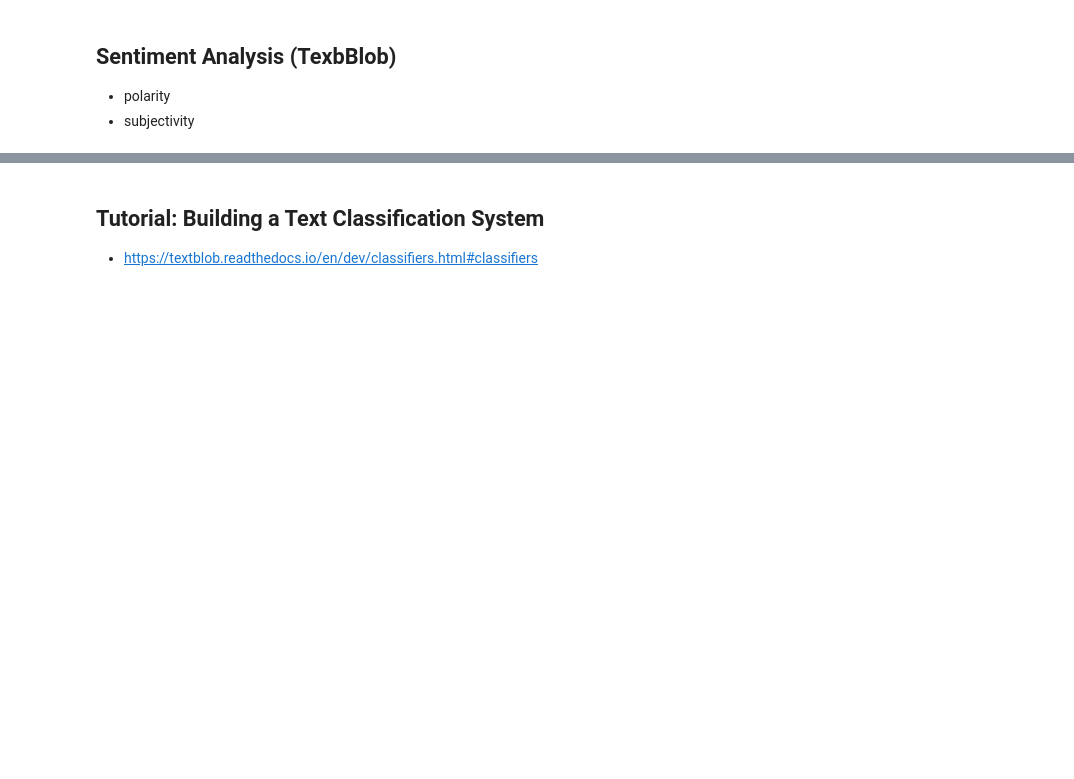
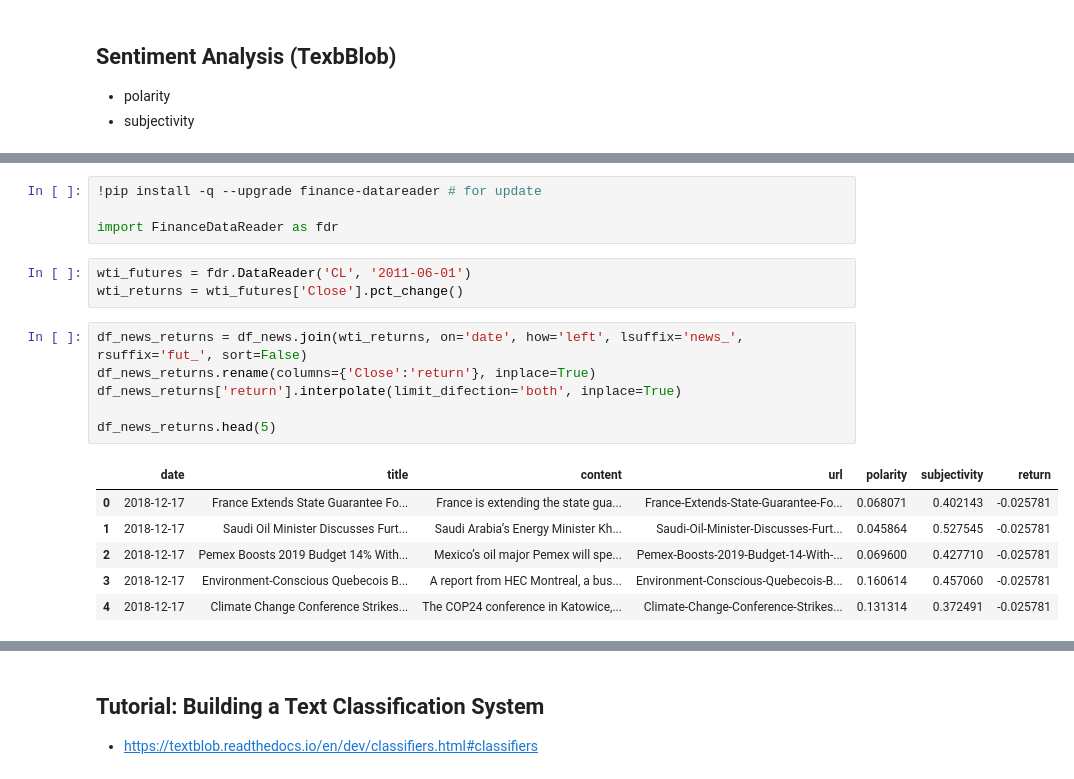
Before and after one commit to amun83/Financial-Data-Science, a Jupyter notebook: FD104_Text_Mining_OilPrice_com_News_Articles_Step_II.ipynb, the cells around one changed output, grey strips where cells are left out. Drawn from its saved outputs; the diff is of its cells as text; blank space fills up the shorter version.

```diff
--- a/FD104_Text_Mining_OilPrice_com_News_Articles_Step_II.ipynb
+++ b/FD104_Text_Mining_OilPrice_com_News_Articles_Step_II.ipynb
@@ -166,0 +169,20 @@ df_news.head(10)
+# %%
+!pip install -q --upgrade finance-datareader # for update
+
+import FinanceDataReader as fdr
+# %%
+wti_futures = fdr.DataReader('CL', '2011-06-01')
+wti_returns = wti_futures['Close'].pct_change()
+# %%
+df_news_returns = df_news.join(wti_returns, on='date', how='left', lsuffix='news_', rsuffix='fut_', sort=False)
+df_news_returns.rename(columns={'Close':'return'}, inplace=True)
+df_news_returns['return'].interpolate(limit_difection='both', inplace=True)
+
+df_news_returns.head(5)
+# %% [output]
+|  | date | title | content | url | polarity | subjectivity | return |
+| 0 | 2018-12-17 | France Extends State Guarantee Fo... | France is extending the state gua... | France-Extends-State-Guarantee-Fo... | 0.068071 | 0.402143 | -0.025781 |
+| 1 | 2018-12-17 | Saudi Oil Minister Discusses Furt... | Saudi Arabia’s Energy Minister Kh... | Saudi-Oil-Minister-Discusses-Furt... | 0.045864 | 0.527545 | -0.025781 |
+| 2 | 2018-12-17 | Pemex Boosts 2019 Budget 14% With... | Mexico’s oil major Pemex will spe... | Pemex-Boosts-2019-Budget-14-With-... | 0.069600 | 0.427710 | -0.025781 |
+| 3 | 2018-12-17 | Environment-Conscious Quebecois B... | A report from HEC Montreal, a bus... | Environment-Conscious-Quebecois-B... | 0.160614 | 0.457060 | -0.025781 |
+| 4 | 2018-12-17 | Climate Change Conference Strikes... | The COP24 conference in Katowice,... | Climate-Change-Conference-Strikes... | 0.131314 | 0.372491 | -0.025781 |
```
Also changed, not shown: parts of 10 cells of this notebook.
